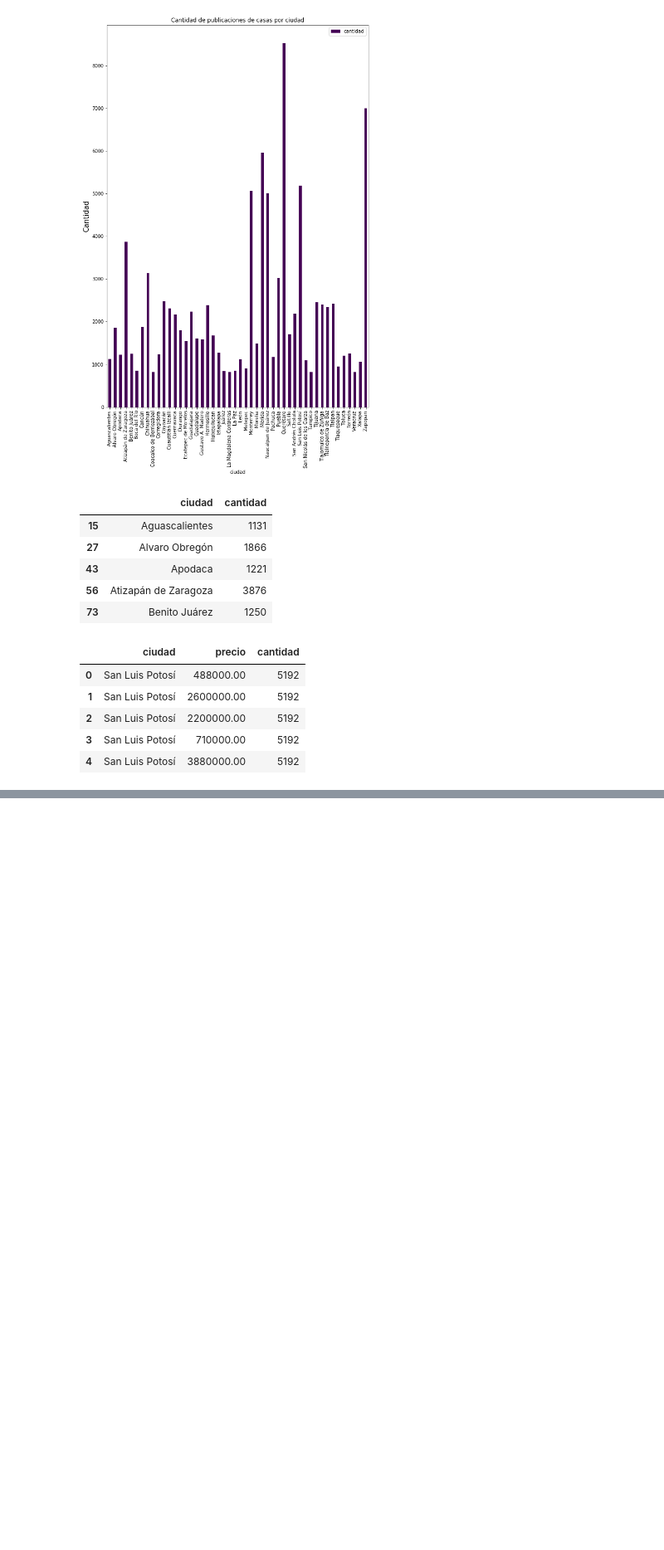
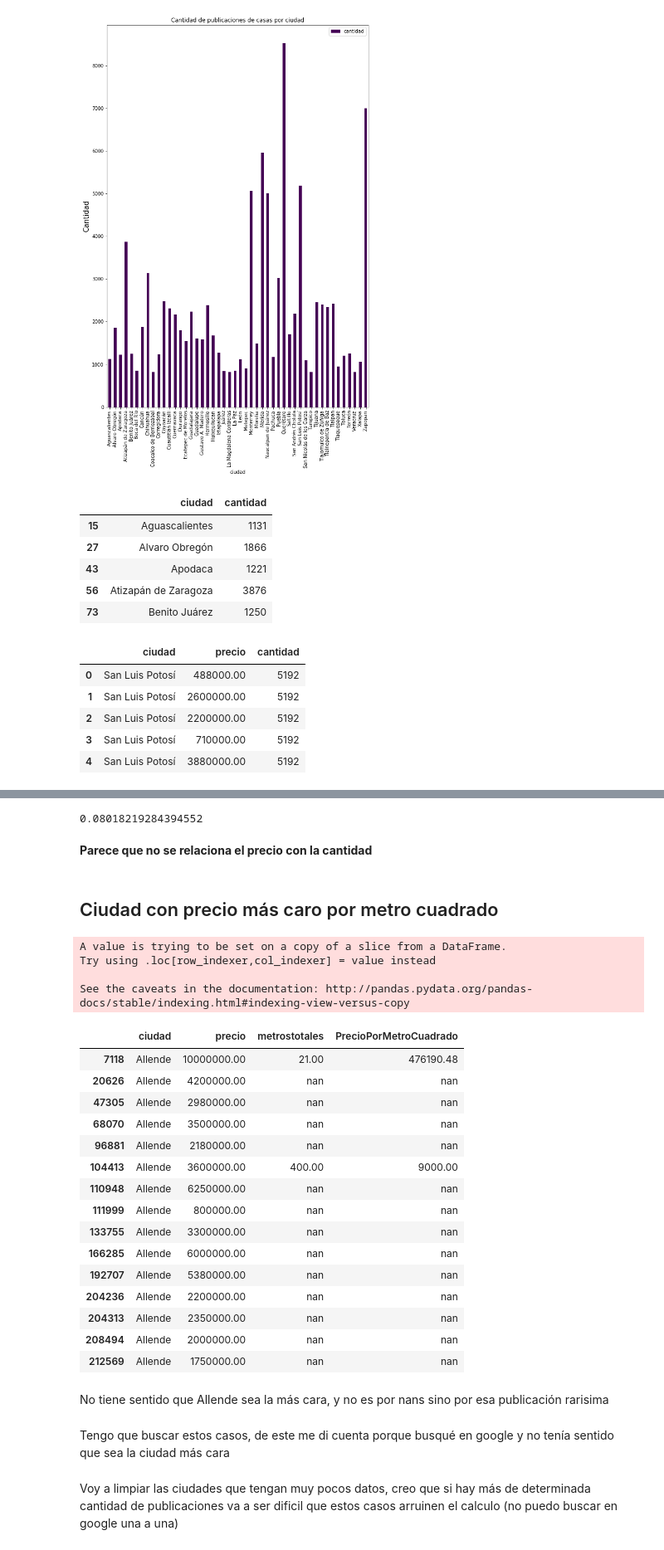
Before and after one commit to gdbien/9558-Organizacion-de-Datos, a Jupyter notebook: TP1/Lucas/HousesAnalysis.ipynb, the cells around one changed output, grey strips where cells are left out. Shown at 83% size. Drawn from its saved outputs; the diff is of its cells as text; code cells hidden in the pictures; blank space fills up the shorter version.

```diff
--- a/TP1/Lucas/HousesAnalysis.ipynb
+++ b/TP1/Lucas/HousesAnalysis.ipynb
@@ -220,0 +236,39 @@ Text(0.5, 1.0, 'Precios de casas en distintas ciudades')
+# %%
+CasaPrecioCiudadCantidad["precio"].corr(CasaPrecioCiudadCantidad["cantidad"])
+# %% [output]
+0.08018219284394552
+# %% [markdown]
+**Parece que no se relaciona el precio con la cantidad**
+# %% [markdown]
+## Ciudad con precio más caro por metro cuadrado
+# %%
+casaPrecioMetroCuadrado = casas.iloc[:, [5,22, 12]]
+casaPrecioMetroCuadrado['PrecioPorMetroCuadrado'] = np.divide(casaPrecioMetroCuadrado['precio'], casaPrecioMetroCuadrado['metrostotales'])
+casaPrecioMetroCuadrado.loc[casaPrecioMetroCuadrado["ciudad"] == "Allende"]
+# %% [output]
+A value is trying to be set on a copy of a slice from a DataFrame.
+Try using .loc[row_indexer,col_indexer] = value instead
+
+See the caveats in the documentation: http://pandas.pydata.org/pandas-docs/stable/indexing.html#indexing-view-versus-copy
+|  | ciudad | precio | metrostotales | PrecioPorMetroCuadrado |
+| 7118 | Allende | 10000000.00 | 21.00 | 476190.48 |
+| 20626 | Allende | 4200000.00 | nan | nan |
+| 47305 | Allende | 2980000.00 | nan | nan |
+| 68070 | Allende | 3500000.00 | nan | nan |
+| 96881 | Allende | 2180000.00 | nan | nan |
+| 104413 | Allende | 3600000.00 | 400.00 | 9000.00 |
+| 110948 | Allende | 6250000.00 | nan | nan |
+| 111999 | Allende | 800000.00 | nan | nan |
+| 133755 | Allende | 3300000.00 | nan | nan |
+| 166285 | Allende | 6000000.00 | nan | nan |
+| 192707 | Allende | 5380000.00 | nan | nan |
+| 204236 | Allende | 2200000.00 | nan | nan |
+| 204313 | Allende | 2350000.00 | nan | nan |
+| 208494 | Allende | 2000000.00 | nan | nan |
+| 212569 | Allende | 1750000.00 | nan | nan |
+# %% [markdown]
+No tiene sentido que Allende sea la más cara, y no es por nans sino por esa publicación rarisima
+# %% [markdown]
+Tengo que buscar estos casos, de este me di cuenta porque busqué en google y no tenía sentido que sea la ciudad más cara
+# %% [markdown]
+Voy a limpiar las ciudades que tengan muy pocos datos, creo que si hay más de determinada cantidad de publicaciones va a ser dificil que estos casos arruinen el calculo (no puedo buscar en google una a una)
```
Also changed, not shown: parts of 6 cells of this notebook.
